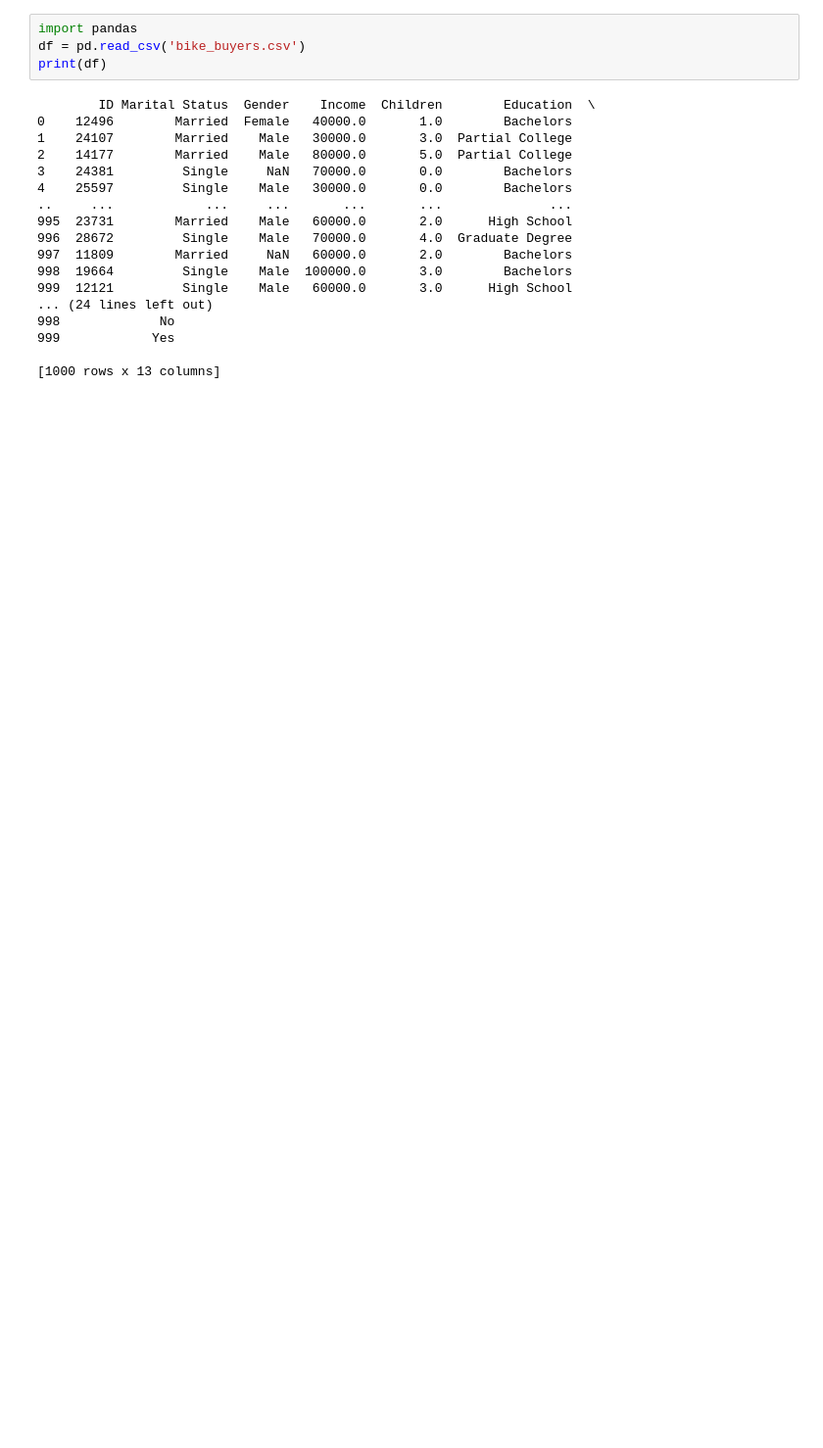
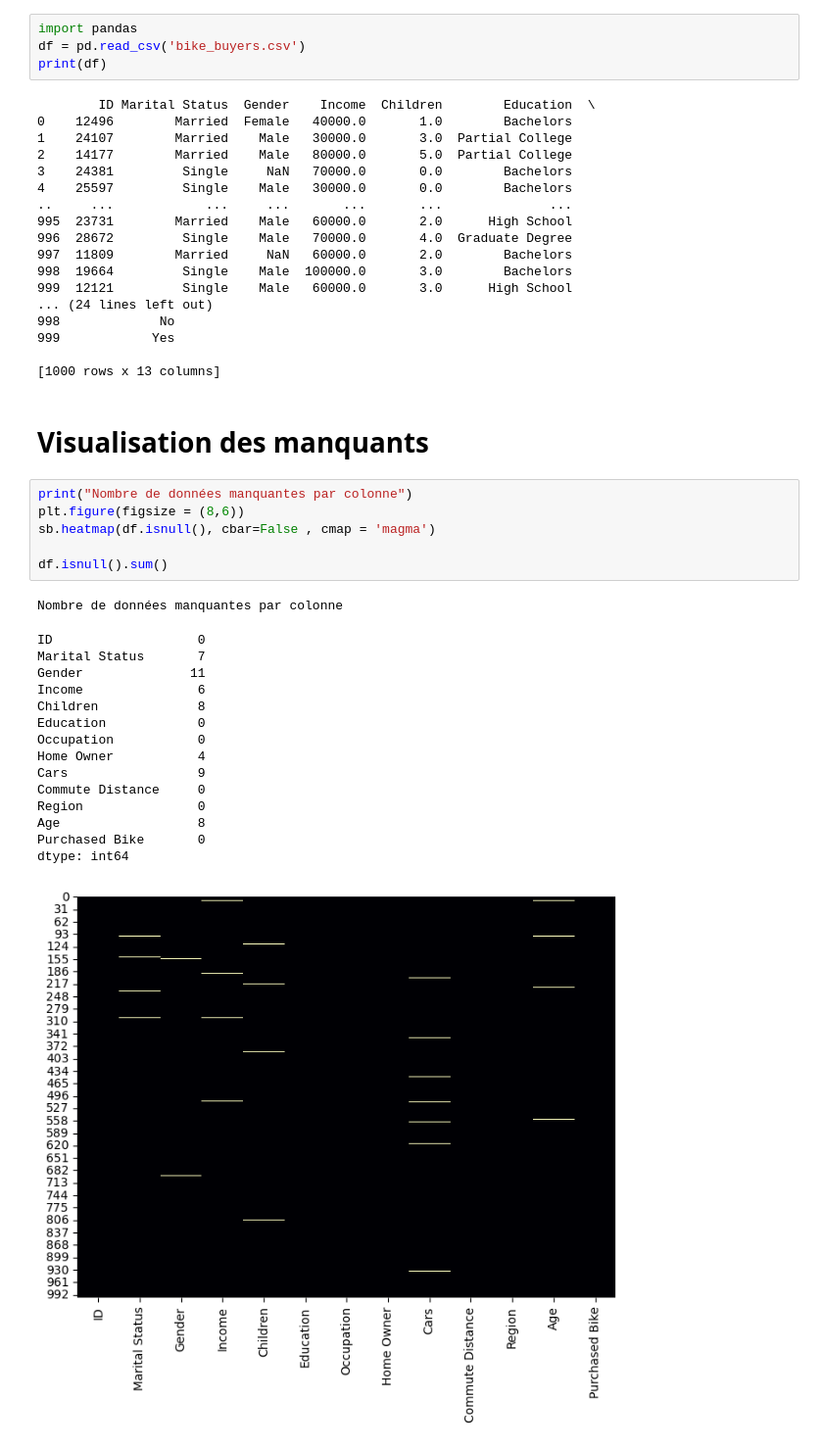
Before and after one commit to Runhilia/DataMining, a Jupyter notebook: projet.ipynb, the cells around one changed output. Shown at 98% size. Saved outputs shown, nothing was run; the diff lists cells and outputs as text; blank space fills up the shorter version.

```diff
--- a/projet.ipynb
+++ b/projet.ipynb
@@ -23,3 +24,28 @@ print(df)
 999            Yes
 
 [1000 rows x 13 columns]
+# %% [markdown]
+# Visualisation des manquants
+# %%
+print("Nombre de données manquantes par colonne")
+plt.figure(figsize = (8,6))
+sb.heatmap(df.isnull(), cbar=False , cmap = 'magma')
+
+df.isnull().sum()
+# %% [output]
+Nombre de données manquantes par colonne
+ID                   0
+Marital Status       7
+Gender              11
+Income               6
+Children             8
+Education            0
+Occupation           0
+Home Owner           4
+Cars                 9
+Commute Distance     0
+Region               0
+Age                  8
+Purchased Bike       0
+dtype: int64
+[figure, added]
```
Also changed, not shown: parts of 8 cells of this notebook, 1 other file.
